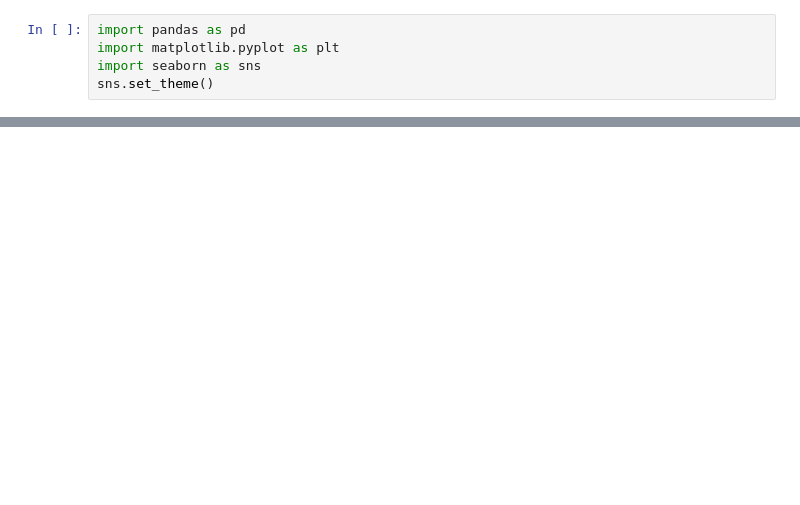
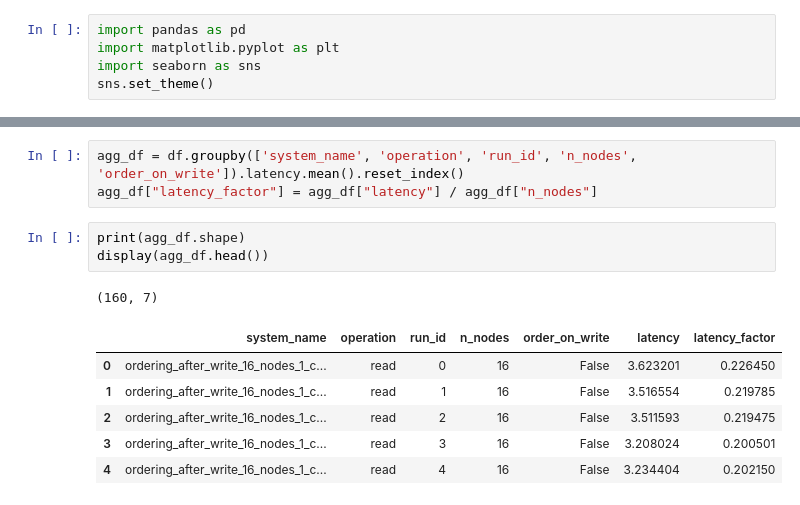
Before and after one commit to tomwassing/mango-db, a Jupyter notebook: experiments/data.ipynb, the cells around one changed output, grey strips where cells are left out. Cells and saved outputs as stored; diff of their text form; blank space fills up the shorter version.

```diff
--- a/experiments/data.ipynb
+++ b/experiments/data.ipynb
@@ -120,0 +17,14 @@ None
+# %%
+agg_df = df.groupby(['system_name', 'operation', 'run_id', 'n_nodes', 'order_on_write']).latency.mean().reset_index()
+agg_df["latency_factor"] = agg_df["latency"] / agg_df["n_nodes"]
+# %%
+print(agg_df.shape)
+display(agg_df.head())
+# %% [output]
+(160, 7)
+|  | system_name | operation | run_id | n_nodes | order_on_write | latency | latency_factor |
+| 0 | ordering_after_write_16_nodes_1_c... | read | 0 | 16 | False | 3.623201 | 0.226450 |
+| 1 | ordering_after_write_16_nodes_1_c... | read | 1 | 16 | False | 3.516554 | 0.219785 |
+| 2 | ordering_after_write_16_nodes_1_c... | read | 2 | 16 | False | 3.511593 | 0.219475 |
+| 3 | ordering_after_write_16_nodes_1_c... | read | 3 | 16 | False | 3.208024 | 0.200501 |
+| 4 | ordering_after_write_16_nodes_1_c... | read | 4 | 16 | False | 3.234404 | 0.202150 |
```
Also changed, not shown: parts of 6 cells of this notebook, 5 other files.
